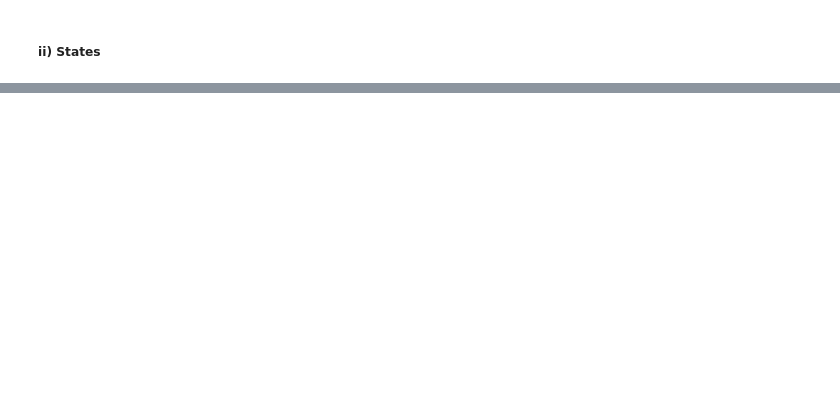
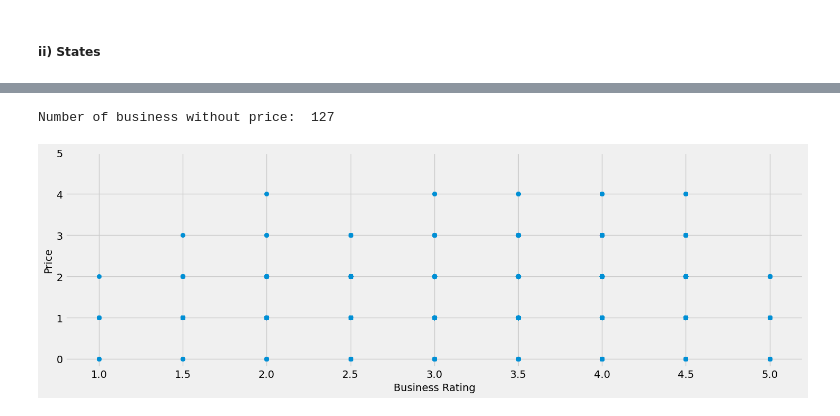
Before and after one commit to sha-ddie/Restaurant-Recommender-System, a Jupyter notebook: student.ipynb, the cells around one changed output, grey strips where cells are left out. Drawn from its saved outputs; the diff is of its cells as text; code cells hidden in the pictures; blank space fills up the shorter version.

```diff
--- a/student.ipynb
+++ b/student.ipynb
@@ -438,0 +504,23 @@ ax.bar_label( ax.containers[0],padding=3, fmt='{:,}');
+# %%
+df=data.drop_duplicates('business_id')
+price=[]
+for val in df.attributes:
+    try:
+        p=eval(val)['RestaurantsPriceRange2']
+        price.append(int(p))
+    except:
+        price.append(int(0))
+
+print("Number of business without price: ",sum([1 for i in price if i==0]))
+
+fig, ax = plt.subplots(figsize=(16,5))
+
+ax.scatter(y=price, x=df['b/s_rating'])
+# sns.barplot(x=df['b/s_rating'], y=price, data=d, hue='type')
+ax.set_xlabel("Business Rating")
+ax.set_ylabel("Price")
+ax.set_yticks([0,1,2,3,4,5]);
+# ax.set_title('Business Rating Aganist Number of Reviews');
+# %% [output]
+Number of business without price:  127
+[figure, added]
```
Also changed, not shown: parts of 56 cells of this notebook.
